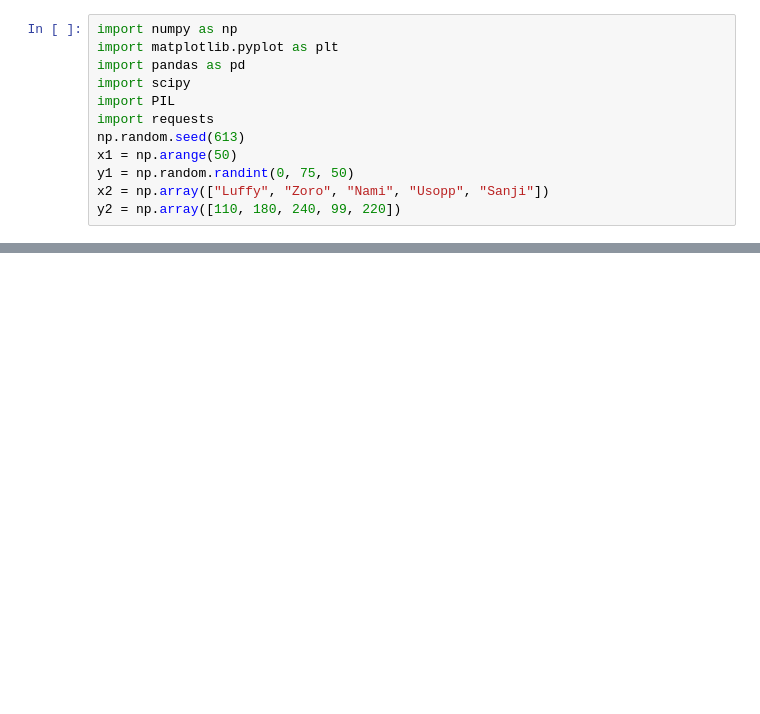
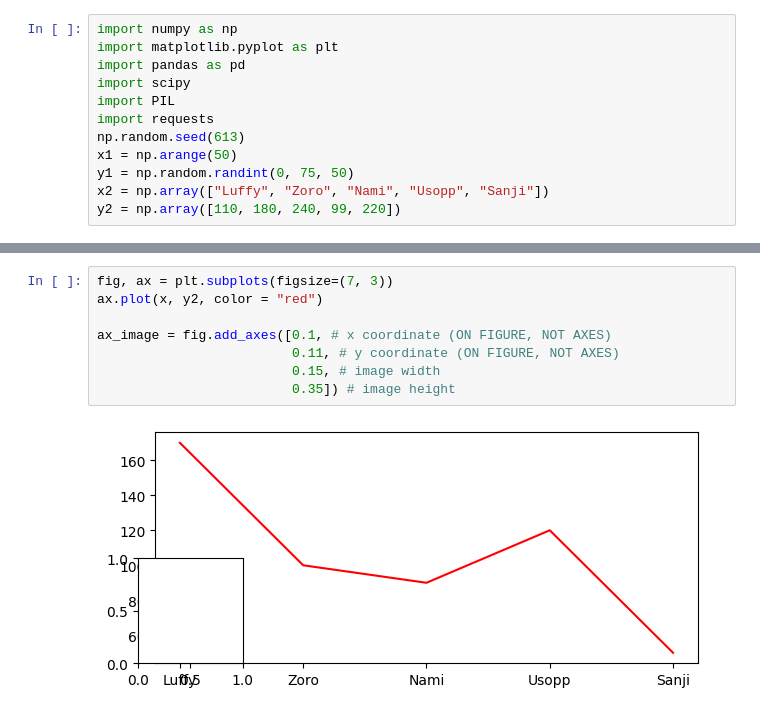
Before and after one commit to colinkl21/visualization, a Jupyter notebook: 02_activities/assignments/participation/lecture-4.ipynb, the cells around one changed output, grey strips where cells are left out. Drawn from its saved outputs; the diff is of its cells as text; blank space fills up the shorter version.

```diff
--- a/02_activities/assignments/participation/lecture-4.ipynb
+++ b/02_activities/assignments/participation/lecture-4.ipynb
@@ -56,0 +102,10 @@ ax.plot(x, y2,color = "red")
+# %%
+fig, ax = plt.subplots(figsize=(7, 3))
+ax.plot(x, y2, color = "red")
+
+ax_image = fig.add_axes([0.1, # x coordinate (ON FIGURE, NOT AXES)
+                         0.11, # y coordinate (ON FIGURE, NOT AXES)
+                         0.15, # image width
+                         0.35]) # image height
+# %% [output]
+[figure, added]
```
Also changed, not shown: parts of 11 cells of this notebook, 1 other file.
